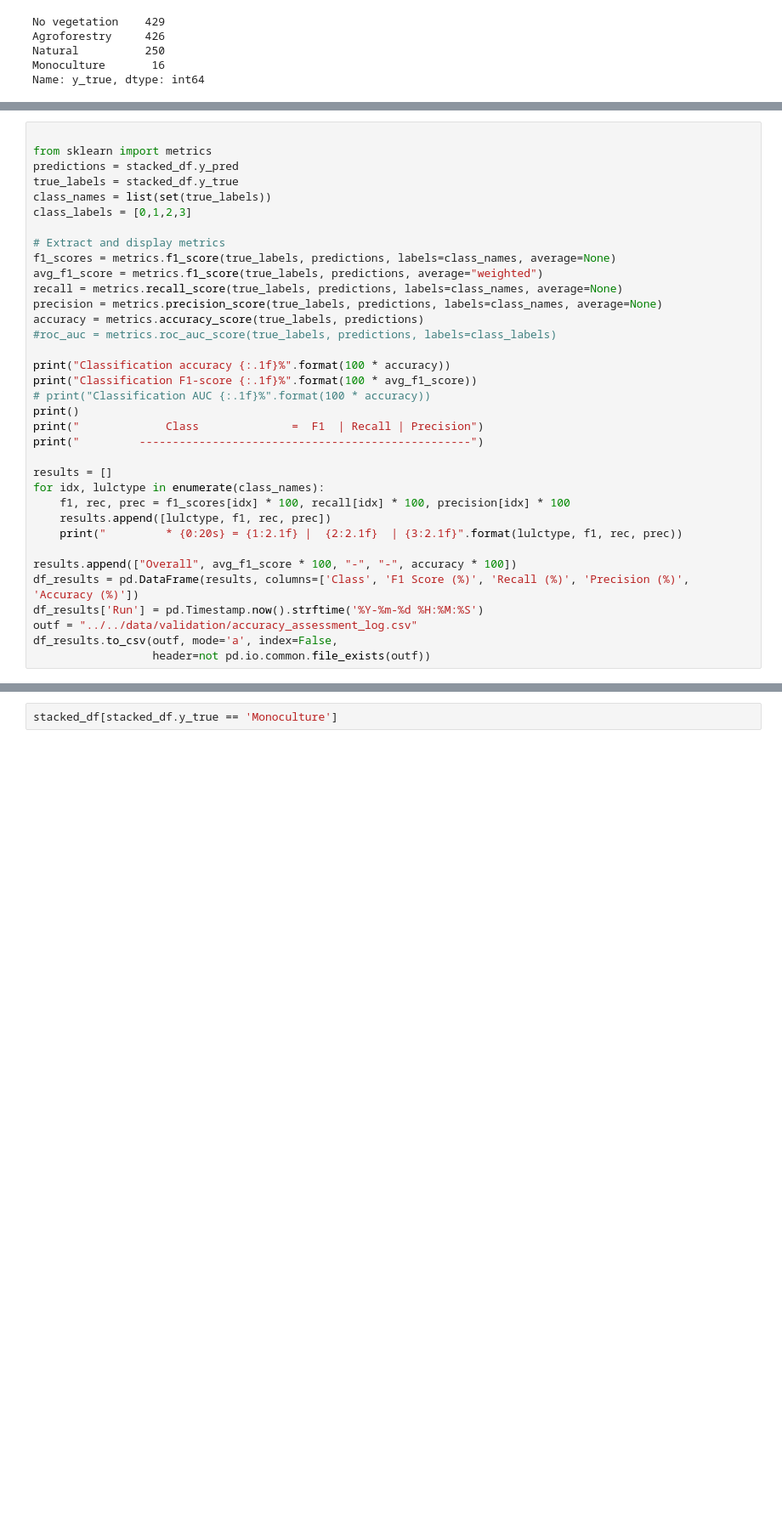
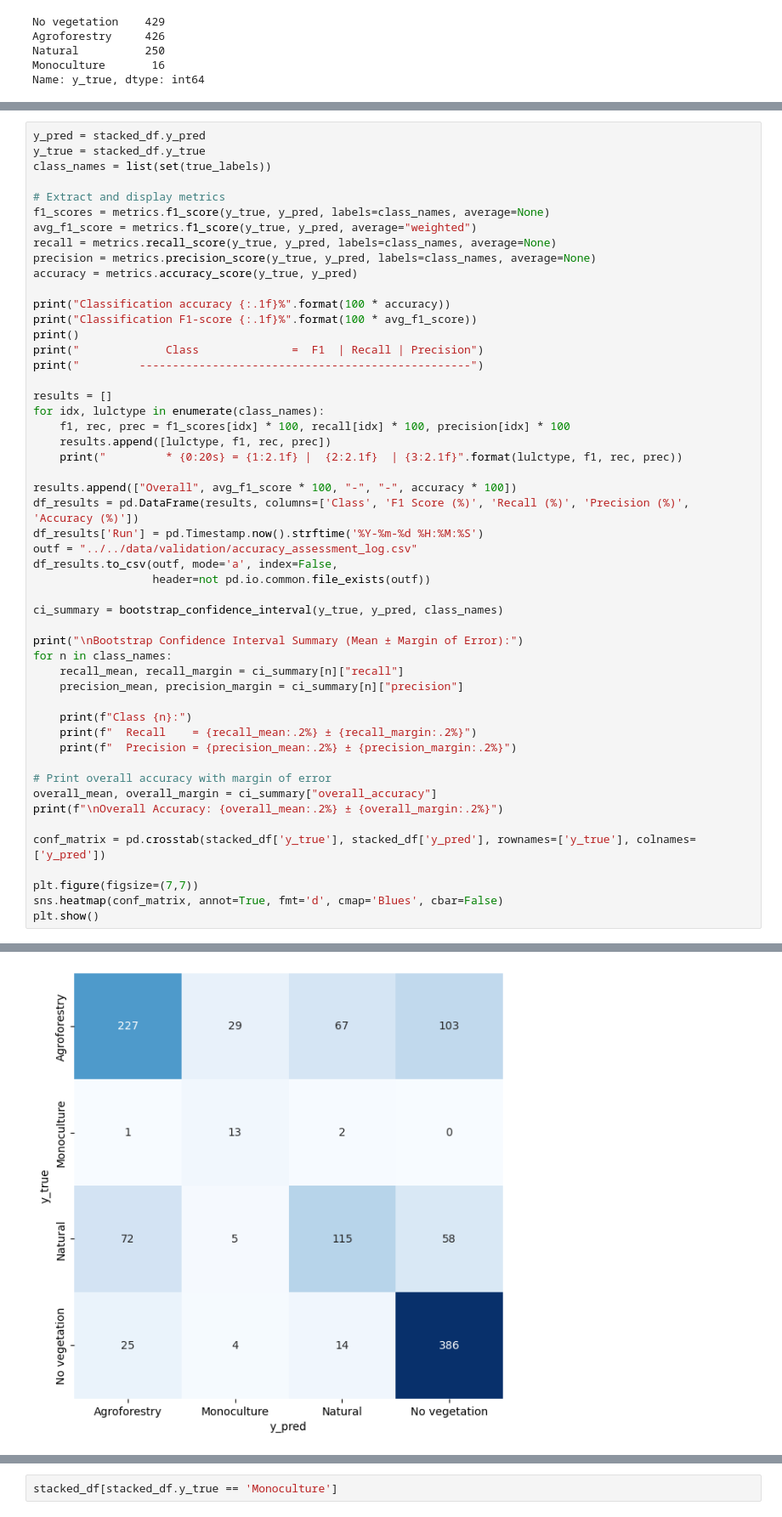
Before and after one commit to wri/plantation_classifier, a Jupyter notebook: notebooks/modeling/validation.ipynb, the cells around one changed output, grey strips where cells are left out. Shown at 85% size. Cells and saved outputs as stored; diff of their text form; blank space fills up the shorter version.

Commit message:
compute confidence intervals

```diff
--- a/notebooks/modeling/validation.ipynb
+++ b/notebooks/modeling/validation.ipynb
@@ -256,22 +336,17 @@ Metrics:
 # %%
-
-from sklearn import metrics
-predictions = stacked_df.y_pred
-true_labels = stacked_df.y_true
+y_pred = stacked_df.y_pred
+y_true = stacked_df.y_true
 class_names = list(set(true_labels))
-class_labels = [0,1,2,3]
 
 # Extract and display metrics
-f1_scores = metrics.f1_score(true_labels, predictions, labels=class_names, average=None)
-avg_f1_score = metrics.f1_score(true_labels, predictions, average="weighted")
-recall = metrics.recall_score(true_labels, predictions, labels=class_names, average=None)
-precision = metrics.precision_score(true_labels, predictions, labels=class_names, average=None)
-accuracy = metrics.accuracy_score(true_labels, predictions)
-#roc_auc = metrics.roc_auc_score(true_labels, predictions, labels=class_labels)
+f1_scores = metrics.f1_score(y_true, y_pred, labels=class_names, average=None)
+avg_f1_score = metrics.f1_score(y_true, y_pred, average="weighted")
+recall = metrics.recall_score(y_true, y_pred, labels=class_names, average=None)
+precision = metrics.precision_score(y_true, y_pred, labels=class_names, average=None)
+accuracy = metrics.accuracy_score(y_true, y_pred)
 
 print("Classification accuracy {:.1f}%".format(100 * accuracy))
 print("Classification F1-score {:.1f}%".format(100 * avg_f1_score))
-# print("Classification AUC {:.1f}%".format(100 * accuracy))
 print()
 print("             Class              =  F1  | Recall | Precision")
 print("         --------------------------------------------------")
@@ -288,6 +363,27 @@ df_results['Run'] = pd.Timestamp.now().strftime('%Y-%m-%d %H:%M:%S')
 outf = "../../data/validation/accuracy_assessment_log.csv"
 df_results.to_csv(outf, mode='a', index=False,
                   header=not pd.io.common.file_exists(outf))
+
+ci_summary = bootstrap_confidence_interval(y_true, y_pred, class_names)
+
+print("\nBootstrap Confidence Interval Summary (Mean ± Margin of Error):")
+for n in class_names:
+    recall_mean, recall_margin = ci_summary[n]["recall"]
+    precision_mean, precision_margin = ci_summary[n]["precision"]
+
+    print(f"Class {n}:")
+    print(f"  Recall    = {recall_mean:.2%} ± {recall_margin:.2%}")
+    print(f"  Precision = {precision_mean:.2%} ± {precision_margin:.2%}")
+
+# Print overall accuracy with margin of error
+overall_mean, overall_margin = ci_summary["overall_accuracy"]
+print(f"\nOverall Accuracy: {overall_mean:.2%} ± {overall_margin:.2%}")
+
+conf_matrix = pd.crosstab(stacked_df['y_true'], stacked_df['y_pred'], rownames=['y_true'], colnames=['y_pred'])
+
+plt.figure(figsize=(7,7))
+sns.heatmap(conf_matrix, annot=True, fmt='d', cmap='Blues', cbar=False)
+plt.show()
 # %% [output]
 Classification accuracy 66.1%
 Classification F1-score 65.2%
@@ -301 +405,2 @@ Classification F1-score 65.2%
+[figure, added]
 # %% [markdown]
```
Also changed, not shown: parts of 9 cells of this notebook.
